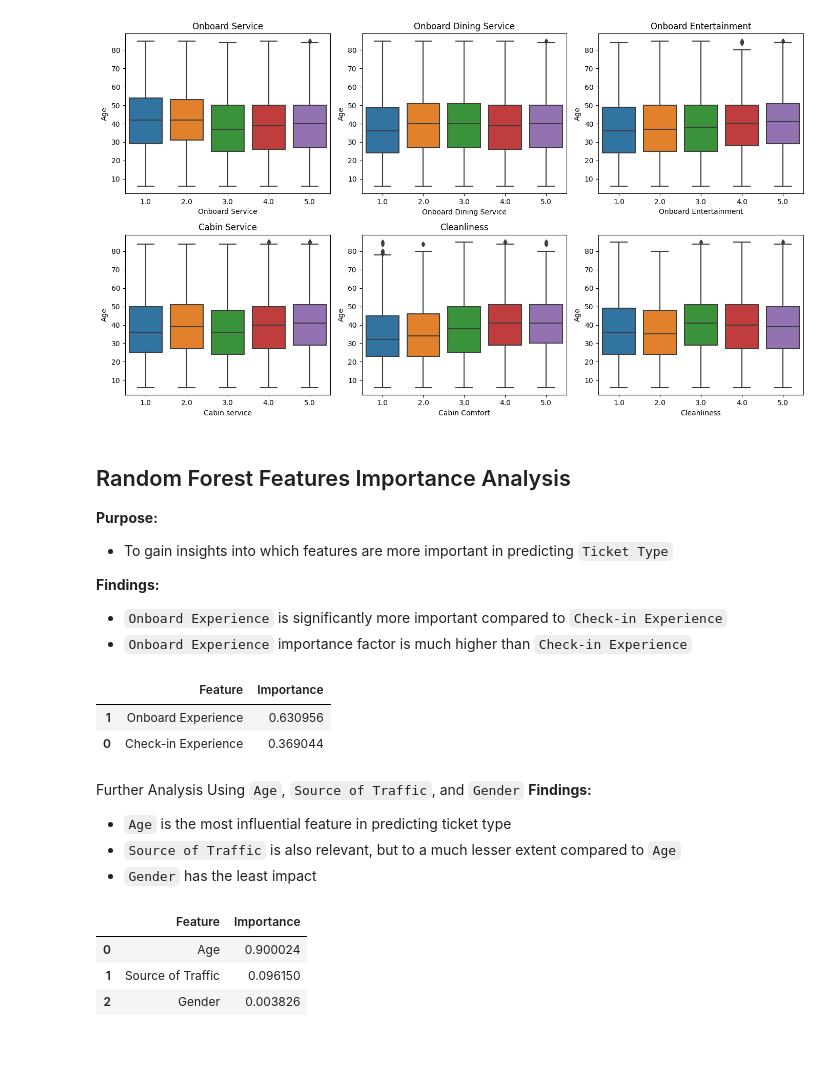
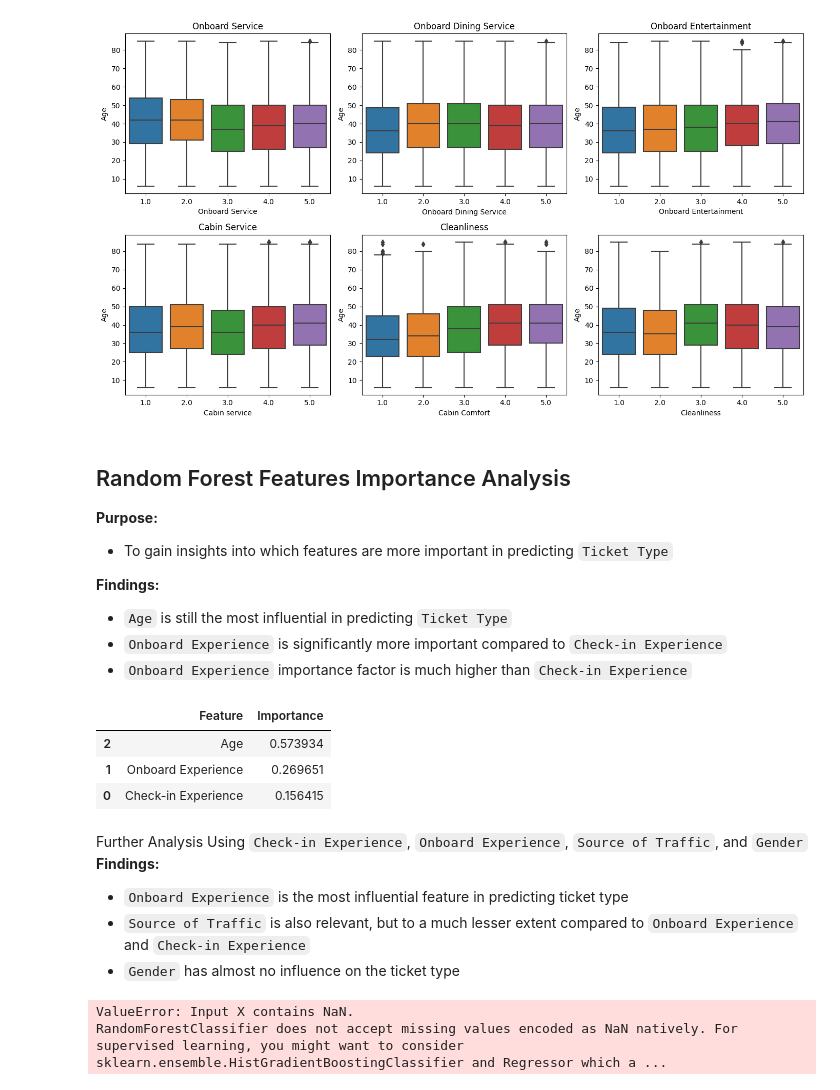
Before and after one commit to jaspereap/machine-learning-pipeline, a Jupyter notebook: eda.ipynb, the cells around one changed output. Saved outputs shown, nothing was run; the diff lists cells and outputs as text; code cells hidden in the pictures; blank space fills up the shorter version.

```diff
--- a/eda.ipynb
+++ b/eda.ipynb
@@ -885,50 +877,47 @@ plt.tight_layout()
 - To gain insights into which features are more important in predicting `Ticket Type`
 
 **Findings:**
+- `Age` is still the most influential in predicting `Ticket Type`
 - `Onboard Experience` is significantly more important compared to `Check-in Experience`
 - `Onboard Experience` importance factor is much higher than `Check-in Experience`
 # %%
 from sklearn.ensemble import RandomForestClassifier
-ordinal_features = ['Check-in Experience', 'Onboard Experience']
+ordinal_features = ['Check-in Experience', 'Onboard Experience', 'Age']
 
 # Define X (features) and y (target)
 X = merged_data[ordinal_features]
 y = merged_data['Ticket Type']
 
 # Initialize Random Forest Classifier
 rf_classifier = RandomForestClassifier()
 
 # Fit the model
 rf_classifier.fit(X, y)
 
 # Get feature importances
 feature_importances = rf_classifier.feature_importances_
 
 # Create a DataFrame to display feature importances
 importance_df = pd.DataFrame({'Feature': ordinal_features, 'Importance': feature_importances})
 importance_df = importance_df.sort_values(by='Importance', ascending=False)
 importance_df
 # %% [output]
 |  | Feature | Importance |
-| 1 | Onboard Experience | 0.630956 |
-| 0 | Check-in Experience | 0.369044 |
+| 2 | Age | 0.573934 |
+| 1 | Onboard Experience | 0.269651 |
+| 0 | Check-in Experience | 0.156415 |
 # %% [markdown]
-Further Analysis Using `Age`, `Source of Traffic`, and `Gender`
+Further Analysis Using `Check-in Experience`, `Onboard Experience`, `Source of Traffic`, and `Gender`
 **Findings:**
-- `Age` is the most influential feature in predicting ticket type
-- `Source of Traffic` is also relevant, but to a much lesser extent compared to `Age`
-- `Gender` has the least impact
+- `Onboard Experience` is the most influential feature in predicting ticket type
+- `Source of Traffic` is also relevant, but to a much lesser extent compared to `Onboard Experience` and `Check-in Experience`
+- `Gender` has almost no influence on the ticket type
 # %%
-from sklearn.ensemble import RandomForestClassifier
-
-ordinal_features = ['Age','Source of Traffic','Gender']
+ordinal_features = ['Source of Traffic','Check-in Experience','Onboard Experience', 'Gender']
 
 # Define X (features) and y (target)
 X = merged_data[ordinal_features]
 y = merged_data['Ticket Type']
-
-# Initialize Random Forest Classifier
-rf_classifier = RandomForestClassifier()
 
 # Fit the model
 rf_classifier.fit(X, y)
@@ -941,7 +930,5 @@ importance_df = pd.DataFrame({'Feature': ordinal_features, 'Importance': feature
 importance_df = importance_df.sort_values(by='Importance', ascending=False)
 importance_df
 # %% [output]
-|  | Feature | Importance |
-| 0 | Age | 0.900024 |
-| 1 | Source of Traffic | 0.096150 |
-| 2 | Gender | 0.003826 |
+ValueError: Input X contains NaN.
+RandomForestClassifier does not accept missing values encoded as NaN natively. For supervised learning, you might want to consider sklearn.ensemble.HistGradientBoostingClassifier and Regressor which a ...
```
Also changed, not shown: parts of 1 cell of this notebook.
